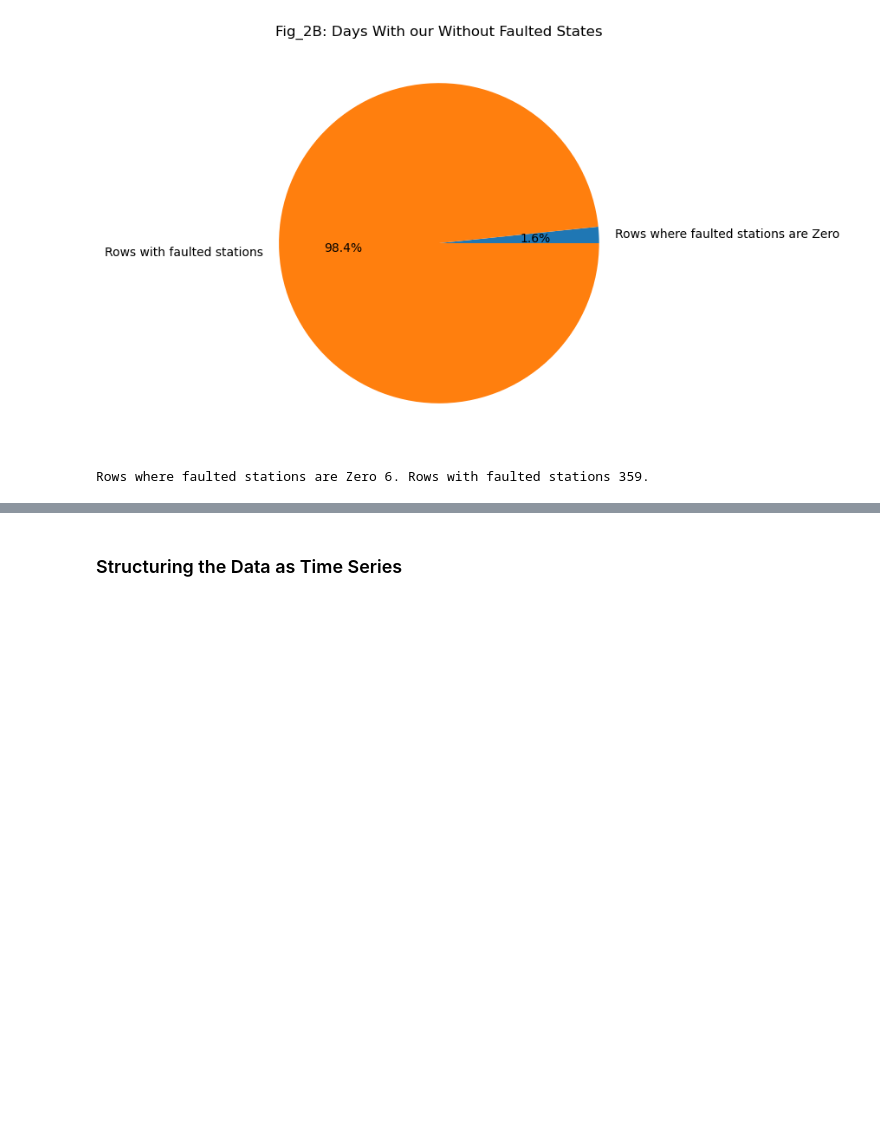
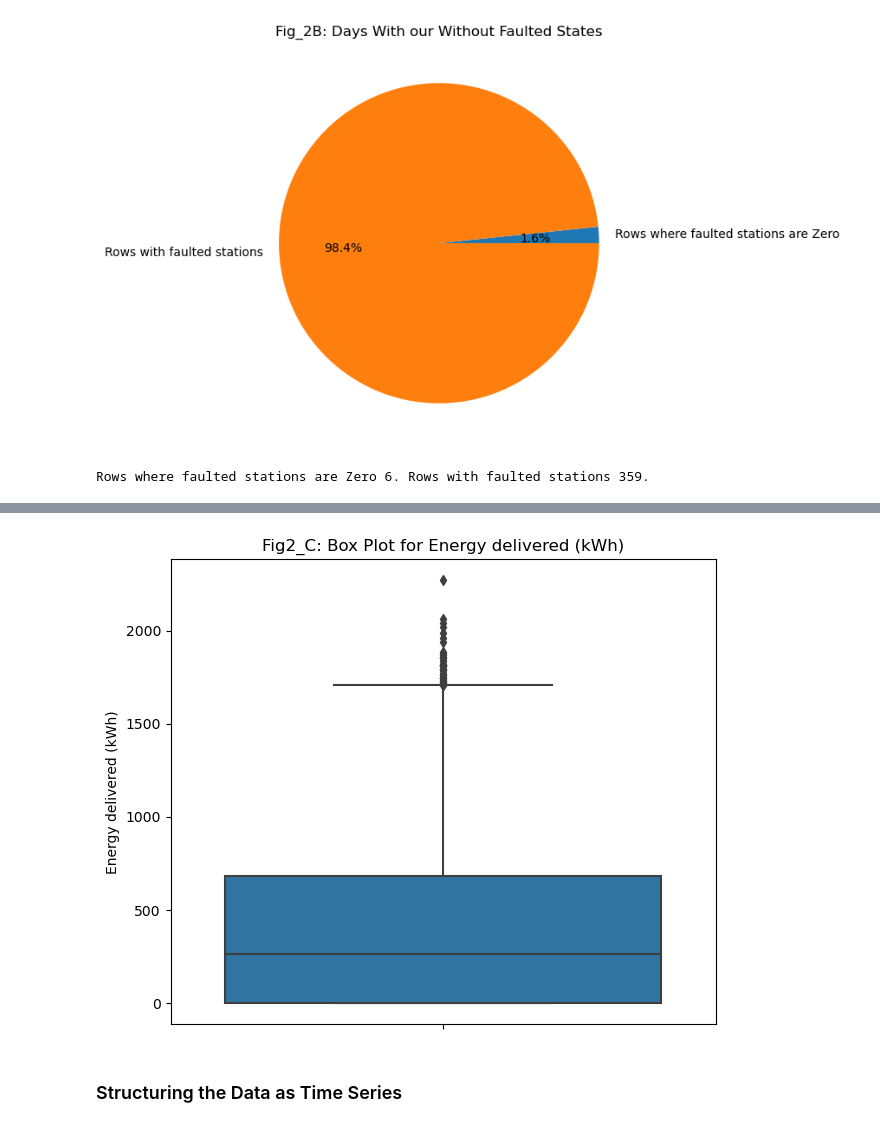
Before and after one commit to elmunoz42/sbcc-ev-charging-stations, a Jupyter notebook: data-analysis-days.ipynb, the cells around one changed output, grey strips where cells are left out. Drawn from its saved outputs; the diff is of its cells as text; code cells hidden in the pictures; blank space fills up the shorter version.

```diff
--- a/data-analysis-days.ipynb
+++ b/data-analysis-days.ipynb
@@ -312,3 +353,17 @@ Rows where faulted stations are Zero 6. Rows with faulted stations 359.
+# %%
+# Visualizations
+plt.figure(figsize=(12, 10))
+
+# Box plot
+plt.subplot(2, 2, 1)
+sns.boxplot(y=df_reporting['Energy delivered (kWh)'])
+plt.title('Fig2_C: Box Plot for Energy delivered (kWh)')
+plt.tight_layout()
+
+# Save the plot
+plt.savefig('images/days/fig2C.jpg')
+# %% [output]
+[figure, added]
 # %% [markdown]
 ### Structuring the Data as Time Series
 # %%
```
Also changed, not shown: parts of 3 cells of this notebook.
